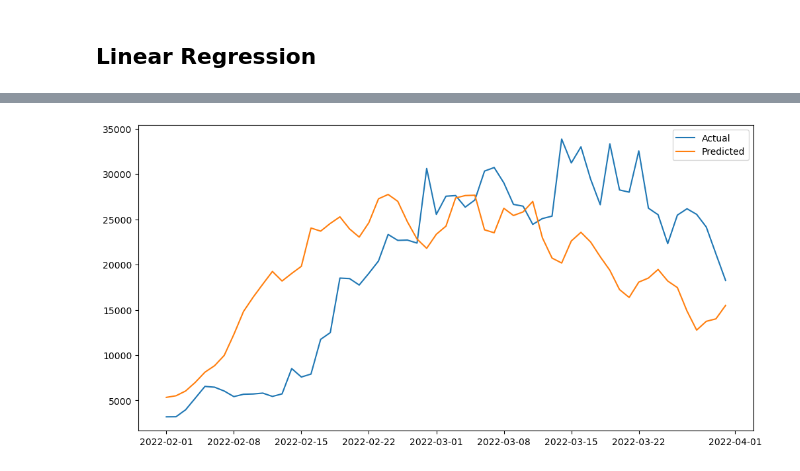
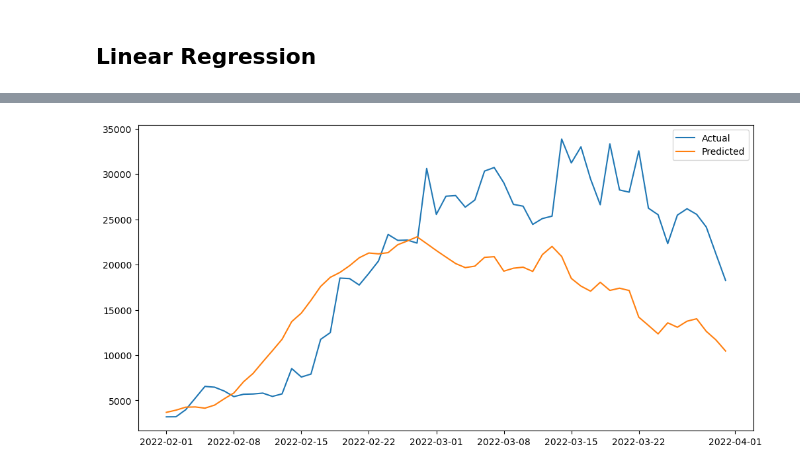
Before and after one commit to ChuaYunJuan/AI-Lab, a Jupyter notebook: AI_Week 11_Practical/Group_Lab 3_Supervised Learning.ipynb, the cells around one changed output, grey strips where cells are left out. Cells and saved outputs as stored; diff of their text form; code cells hidden in the pictures.

Commit message:
Use of Sklearn Model

```diff
--- a/AI_Week 11_Practical/Group_Lab 3_Supervised Learning.ipynb
+++ b/AI_Week 11_Practical/Group_Lab 3_Supervised Learning.ipynb
@@ -85,21 +85,34 @@ y_test = test_data['cases_recovered']
 
 X_train, X_val, y_train, y_val = train_test_split(X_train, y_train, test_size=0.1, random_state=42)
 
-model = tf.keras.Sequential([
-    tf.keras.layers.Dense(1, input_shape=(X_train.shape[1],))
-])
-
-model.compile(optimizer='adam', loss='mse')
-
-# Fit the model
-history = model.fit(X_train, y_train, epochs=200, validation_data=(X_val, y_val))
+# Using sklearn linear regression model
+model = LinearRegression()
+model.fit(X_train, y_train)
 
 # Evaluate the model
-test_loss = model.evaluate(X_test, y_test)
+test_loss = model.score(X_test, y_test)
 print(f'Test Loss: {test_loss}')
 
 # Make predictions
 predictions = model.predict(X_test)
+
+# TensorFlow model
+
+# model = tf.keras.Sequential([
+#     tf.keras.layers.Dense(1, input_shape=(5,))
+# ])
+
+
+# model.compile(optimizer='adam', loss='mse')
+
+# history = model.fit(X_train, y_train, epochs=100, validation_data=(X_val, y_val))
+
+# # Evaluate the model
+# test_loss = model.evaluate(X_test, y_test)
+# print(f'Test Loss: {test_loss}')
+
+# # Make predictions
+# predictions = model.predict(X_test)
 
 # Plot the predictions and the actual values in date domain
 plt.figure(figsize=(12, 6))
@@ -129 +125 @@ Test Loss: 63927548.0
-[figure, old version]
+[figure, new version]
```
Also changed, not shown: parts of 1 cell of this notebook.
